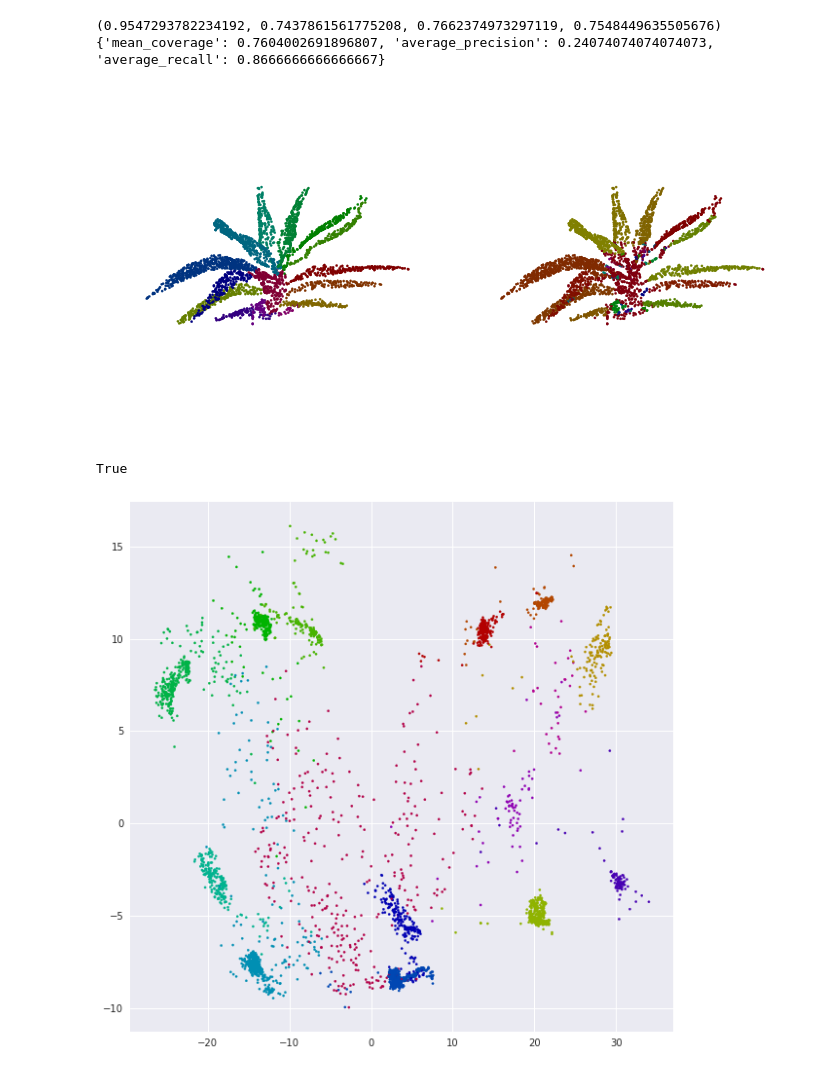
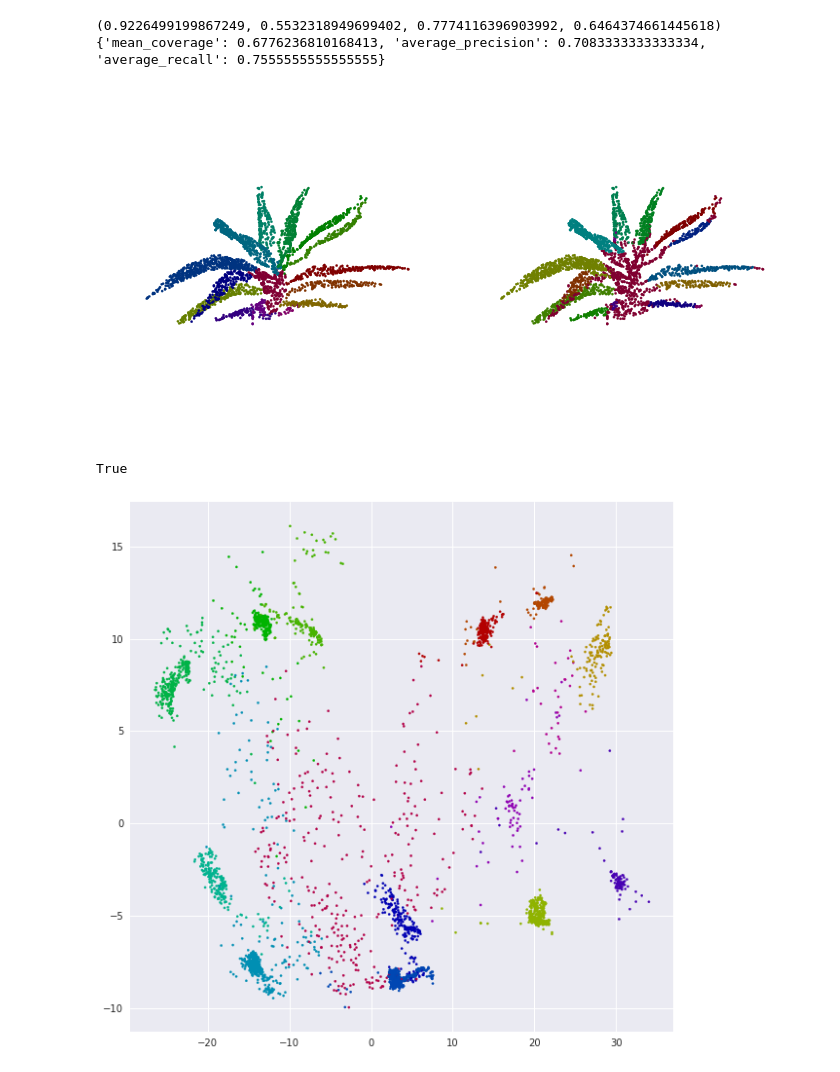
Before and after one commit to ariyanzri/PlantSegNet, a Jupyter notebook: visualization/visualize_predictions_paper.ipynb, the cells around one changed output. Saved outputs shown, nothing was run; the diff lists cells and outputs as text; code cells hidden in the pictures.

```diff
--- a/visualization/visualize_predictions_paper.ipynb
+++ b/visualization/visualize_predictions_paper.ipynb
@@ -117,42 +121,43 @@ model_path = os.path.join(
 model = load_model(model_name, model_path)
 hparams = load_json("/speedy/ariyanzarei/sorghum_segmentation/results/hparam_tuning_logs/SorghumPartNetInstance/SPNS/EXP_08/DBSCAN_best_param.json")
 # %%
+hparams = {"eps": 1, "minpoints": 10}
 ind = 3
 points, label = load_data_directory("/space/ariyanzarei/sorghum_segmentation/dataset/SPNR", model_name)
 
 t_points = torch.from_numpy(points[ind]).type(torch.DoubleTensor)
 
 raw_preds = model(t_points.unsqueeze(0))
 
 if model_name == "SorghumPartNetSemantic":
     preds = F.softmax(raw_preds, dim=1)
     preds = preds.squeeze().cpu().detach().numpy().T
     preds = np.argmax(preds, 1)
     raw_preds = None
 elif model_name == "SorghumPartNetInstance":
     preds = get_final_clusters_SPN(raw_preds, hparams['eps'], hparams['minpoints'])
 elif model_name == "TreePartNet":
     preds = get_final_clusters_TPN(raw_preds, hparams['eps'], hparams['minpoints'])
 
 print(p_metric_calc(torch.from_numpy(preds).view(1,-1,1), torch.from_numpy(label[ind]).view(1,-1,1)))
 print(c_metric_calc(torch.from_numpy(preds), torch.from_numpy(label[ind])))
 
 draw_results(points[ind], label[ind], preds)
 draw_and_save_pcd_plot(label[ind].squeeze(),raw_preds.squeeze().detach().numpy())
 
 gt_ply = create_ply_pcd_from_points_with_labels(points[ind],label[ind])
 pred_ply = create_ply_pcd_from_points_with_labels(points[ind],preds)
 
 R = o3d.geometry.get_rotation_matrix_from_xyz((-np.pi/2, 0, 0))
 gt_ply.rotate(R, center=(0, 0, 0))
 pred_ply.rotate(R, center=(0, 0, 0))
 
 o3d.io.write_point_cloud("gt.ply", gt_ply)
 o3d.io.write_point_cloud("pred.ply", pred_ply)
 # %% [output]
-(0.9547293782234192, 0.7437861561775208, 0.7662374973297119, 0.7548449635505676)
-{'mean_coverage': 0.7604002691896807, 'average_precision': 0.24074074074074073, 'average_recall': 0.8666666666666667}
+(0.9226499199867249, 0.5532318949699402, 0.7774116396903992, 0.6464374661445618)
+{'mean_coverage': 0.6776236810168413, 'average_precision': 0.7083333333333334, 'average_recall': 0.7555555555555555}
-[figure, old version]
+[figure, new version]
 True
 [figure]
 # %%
```
Also changed, not shown: parts of 2 cells of this notebook, 5 other files.
